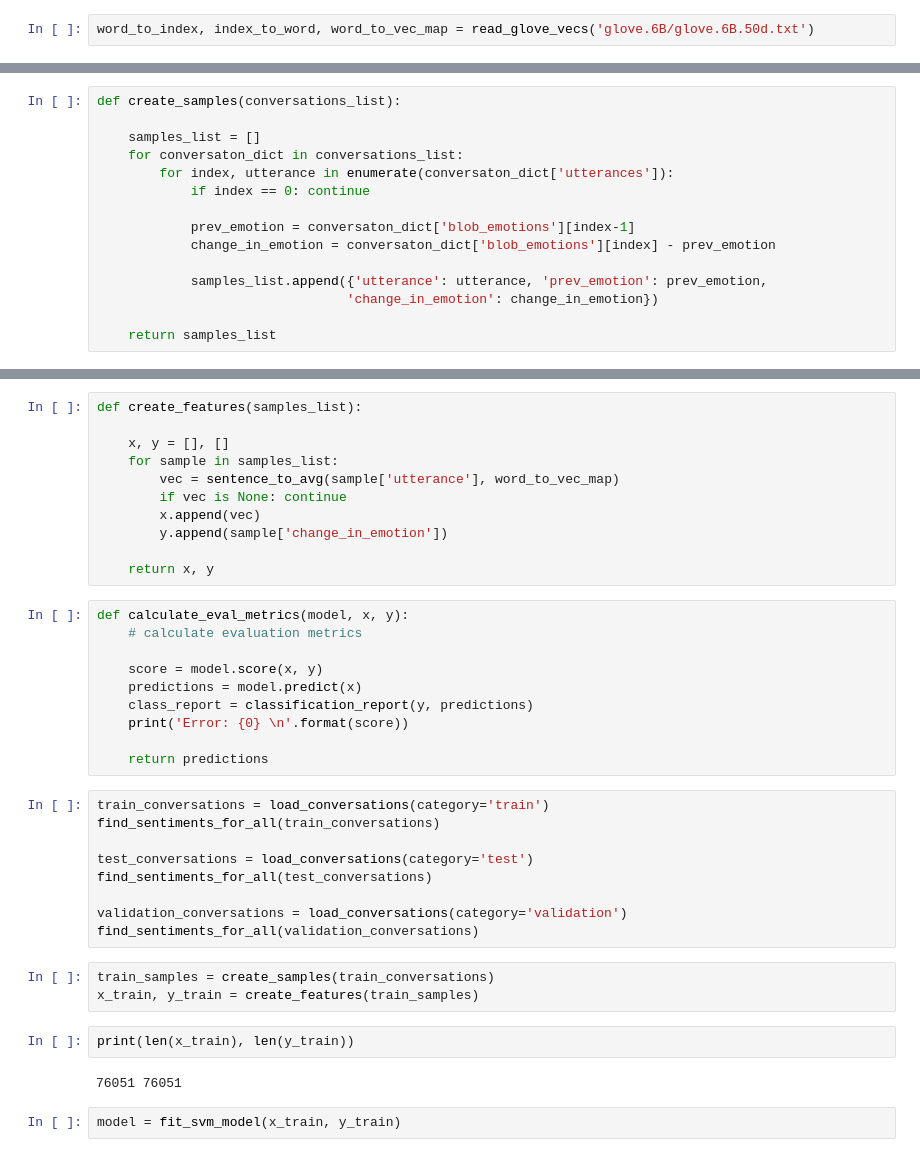
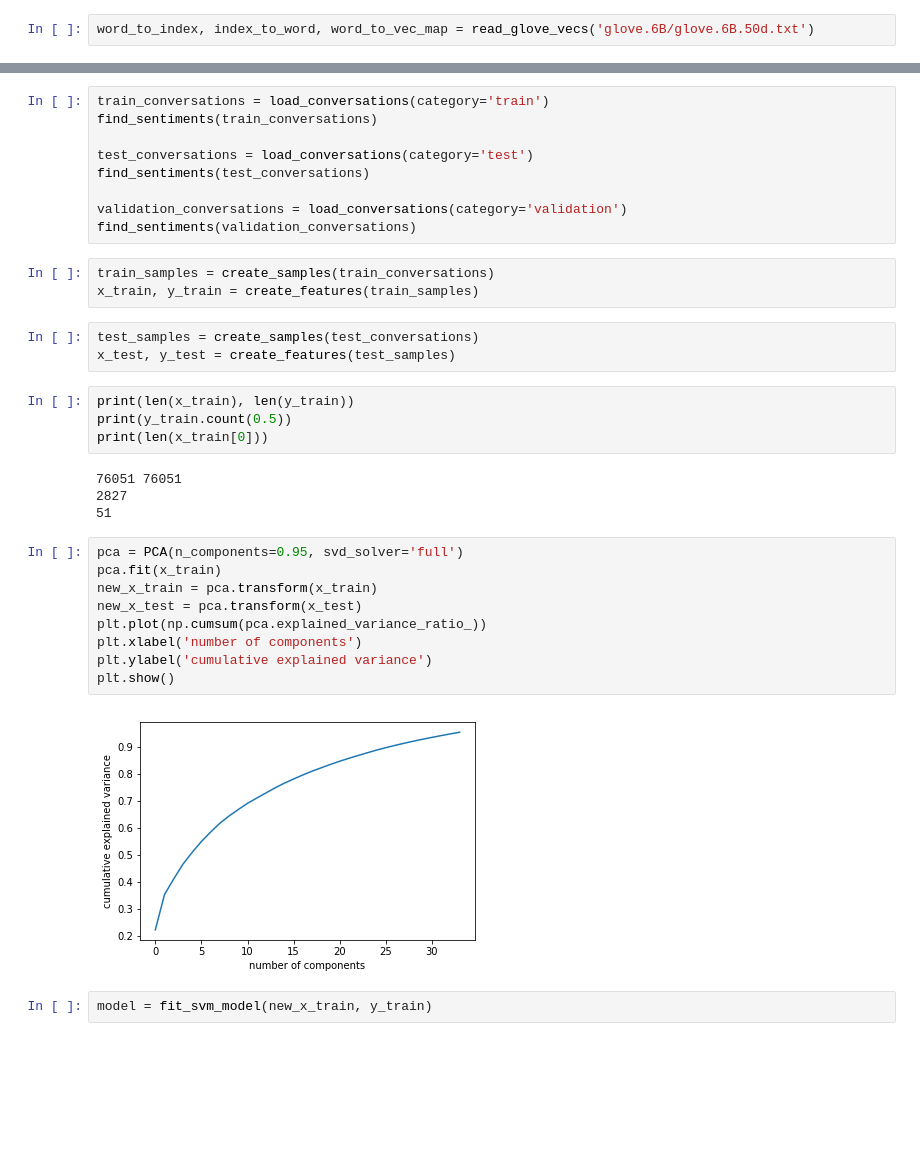
Before and after one commit to zmahoor/loris_ai_data_challenge, a Jupyter notebook: question_2.ipynb, the cells around one changed output, grey strips where cells are left out. Drawn from its saved outputs; the diff is of its cells as text; blank space fills up the shorter version.

```diff
--- a/question_2.ipynb
+++ b/question_2.ipynb
@@ -95,15 +83,0 @@ def find_sentiments_for_all(conversations_list):
-# %%
-def create_samples(conversations_list):
-
-    samples_list = []
-    for conversaton_dict in conversations_list:
-        for index, utterance in enumerate(conversaton_dict['utterances']):
-            if index == 0: continue
-
-            prev_emotion = conversaton_dict['blob_emotions'][index-1]
-            change_in_emotion = conversaton_dict['blob_emotions'][index] - prev_emotion
-
-            samples_list.append({'utterance': utterance, 'prev_emotion': prev_emotion,
-                                'change_in_emotion': change_in_emotion})
-
-    return samples_list
@@ -134,39 +84,36 @@ def fit_svm_model(x_train, y_train):
-# %%
-def create_features(samples_list):
-
-    x, y = [], []
-    for sample in samples_list:
-        vec = sentence_to_avg(sample['utterance'], word_to_vec_map)
-        if vec is None: continue
-        x.append(vec)
-        y.append(sample['change_in_emotion'])
-
-    return x, y
-# %%
-def calculate_eval_metrics(model, x, y):
-    # calculate evaluation metrics
-
-    score = model.score(x, y)
-    predictions = model.predict(x)
-    class_report = classification_report(y, predictions)
-    print('Error: {0} \n'.format(score))
-
-    return predictions
 # %%
 train_conversations = load_conversations(category='train')
-find_sentiments_for_all(train_conversations)
+find_sentiments(train_conversations)
 
 test_conversations = load_conversations(category='test')
-find_sentiments_for_all(test_conversations)
+find_sentiments(test_conversations)
 
 validation_conversations = load_conversations(category='validation')
-find_sentiments_for_all(validation_conversations)
+find_sentiments(validation_conversations)
 # %%
 train_samples = create_samples(train_conversations)
 x_train, y_train = create_features(train_samples)
+# %%
+test_samples = create_samples(test_conversations)
+x_test, y_test = create_features(test_samples)
 # %%
 print(len(x_train), len(y_train))
+print(y_train.count(0.5))
+print(len(x_train[0]))
 # %% [output]
 76051 76051
+2827
+51
+# %%
+pca = PCA(n_components=0.95, svd_solver='full')
+pca.fit(x_train)
+new_x_train = pca.transform(x_train)
+new_x_test = pca.transform(x_test)
+plt.plot(np.cumsum(pca.explained_variance_ratio_))
+plt.xlabel('number of components')
+plt.ylabel('cumulative explained variance')
+plt.show()
+# %% [output]
+[figure, added]
 # %%
-model = fit_svm_model(x_train, y_train)
+model = fit_svm_model(new_x_train, y_train)
```
Also changed, not shown: parts of 22 cells of this notebook, 22 other files.
